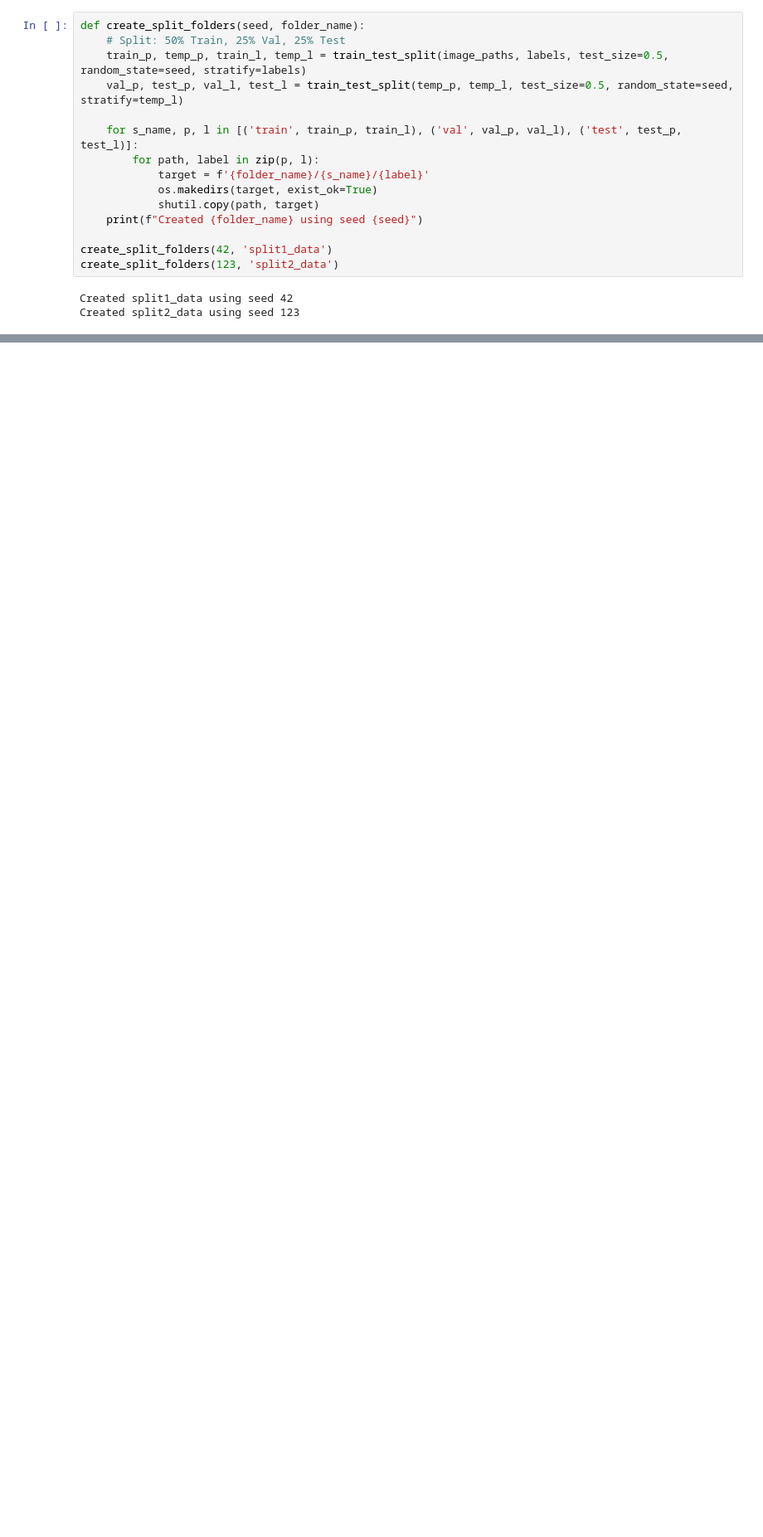
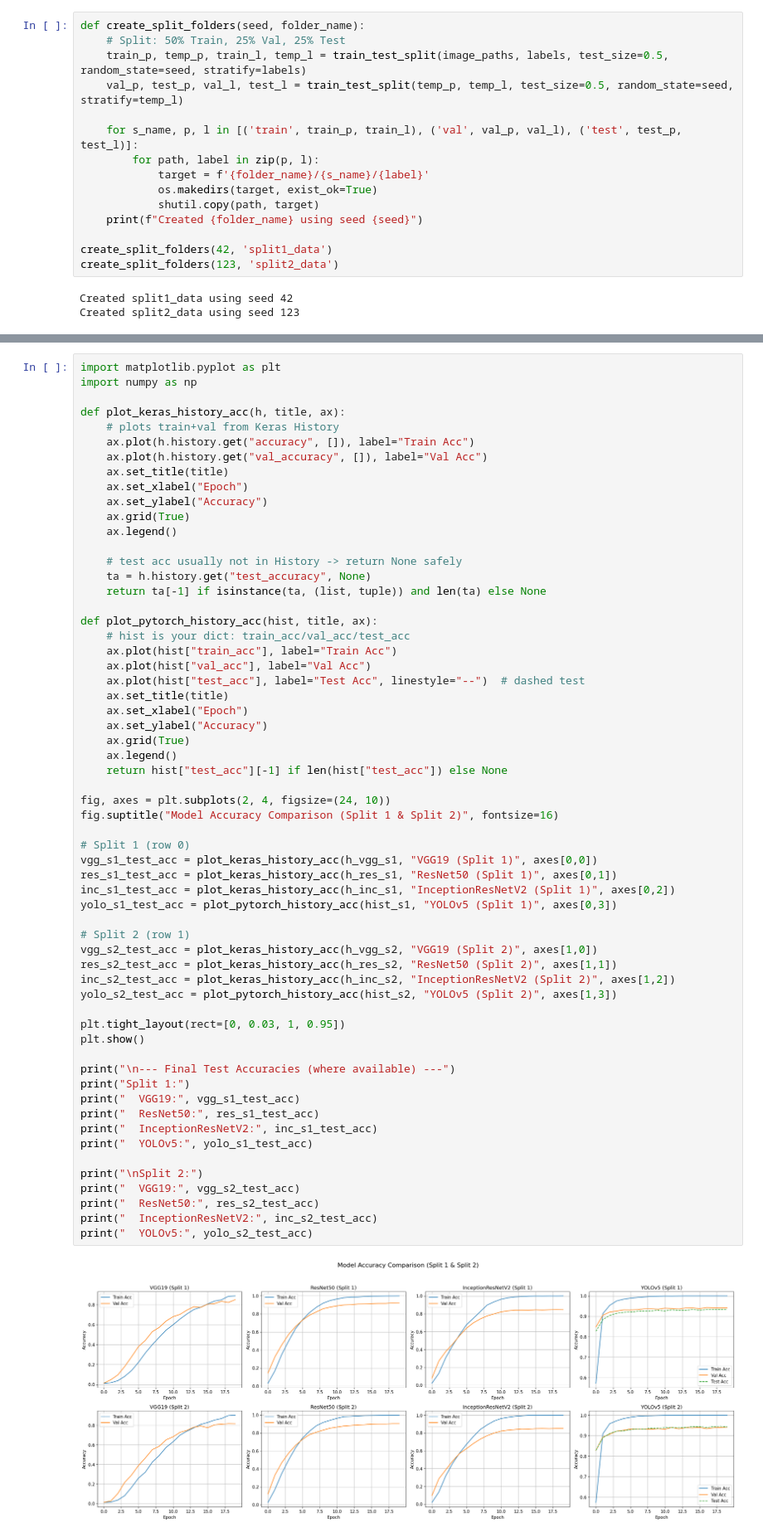
Before and after one commit to nivnaus/Ass4ML, a Jupyter notebook: ass4ML.ipynb, the cells around one changed output, grey strips where cells are left out. Shown at 83% size. Saved outputs shown, nothing was run; the diff lists cells and outputs as text; blank space fills up the shorter version.

```diff
--- a/ass4ML.ipynb
+++ b/ass4ML.ipynb
@@ -657,0 +738,62 @@ Split 2:
+# %%
+import matplotlib.pyplot as plt
+import numpy as np
+
+def plot_keras_history_acc(h, title, ax):
+    # plots train+val from Keras History
+    ax.plot(h.history.get("accuracy", []), label="Train Acc")
+    ax.plot(h.history.get("val_accuracy", []), label="Val Acc")
+    ax.set_title(title)
+    ax.set_xlabel("Epoch")
+    ax.set_ylabel("Accuracy")
+    ax.grid(True)
+    ax.legend()
+
+    # test acc usually not in History -> return None safely
+    ta = h.history.get("test_accuracy", None)
+    return ta[-1] if isinstance(ta, (list, tuple)) and len(ta) else None
+
+def plot_pytorch_history_acc(hist, title, ax):
+    # hist is your dict: train_acc/val_acc/test_acc
+    ax.plot(hist["train_acc"], label="Train Acc")
+    ax.plot(hist["val_acc"], label="Val Acc")
+    ax.plot(hist["test_acc"], label="Test Acc", linestyle="--")  # dashed test
+    ax.set_title(title)
+    ax.set_xlabel("Epoch")
+    ax.set_ylabel("Accuracy")
+    ax.grid(True)
+    ax.legend()
+    return hist["test_acc"][-1] if len(hist["test_acc"]) else None
+
+fig, axes = plt.subplots(2, 4, figsize=(24, 10))
+fig.suptitle("Model Accuracy Comparison (Split 1 & Split 2)", fontsize=16)
+
+# Split 1 (row 0)
+vgg_s1_test_acc = plot_keras_history_acc(h_vgg_s1, "VGG19 (Split 1)", axes[0,0])
+res_s1_test_acc = plot_keras_history_acc(h_res_s1, "ResNet50 (Split 1)", axes[0,1])
+inc_s1_test_acc = plot_keras_history_acc(h_inc_s1, "InceptionResNetV2 (Split 1)", axes[0,2])
+yolo_s1_test_acc = plot_pytorch_history_acc(hist_s1, "YOLOv5 (Split 1)", axes[0,3])
+
+# Split 2 (row 1)
+vgg_s2_test_acc = plot_keras_history_acc(h_vgg_s2, "VGG19 (Split 2)", axes[1,0])
+res_s2_test_acc = plot_keras_history_acc(h_res_s2, "ResNet50 (Split 2)", axes[1,1])
+inc_s2_test_acc = plot_keras_history_acc(h_inc_s2, "InceptionResNetV2 (Split 2)", axes[1,2])
+yolo_s2_test_acc = plot_pytorch_history_acc(hist_s2, "YOLOv5 (Split 2)", axes[1,3])
+
+plt.tight_layout(rect=[0, 0.03, 1, 0.95])
+plt.show()
+
+print("\n--- Final Test Accuracies (where available) ---")
+print("Split 1:")
+print("  VGG19:", vgg_s1_test_acc)
+print("  ResNet50:", res_s1_test_acc)
+print("  InceptionResNetV2:", inc_s1_test_acc)
+print("  YOLOv5:", yolo_s1_test_acc)
+
+print("\nSplit 2:")
+print("  VGG19:", vgg_s2_test_acc)
+print("  ResNet50:", res_s2_test_acc)
+print("  InceptionResNetV2:", inc_s2_test_acc)
+print("  YOLOv5:", yolo_s2_test_acc)
+# %% [output]
+[figure, added]
```
Also changed, not shown: parts of 11 cells of this notebook.
